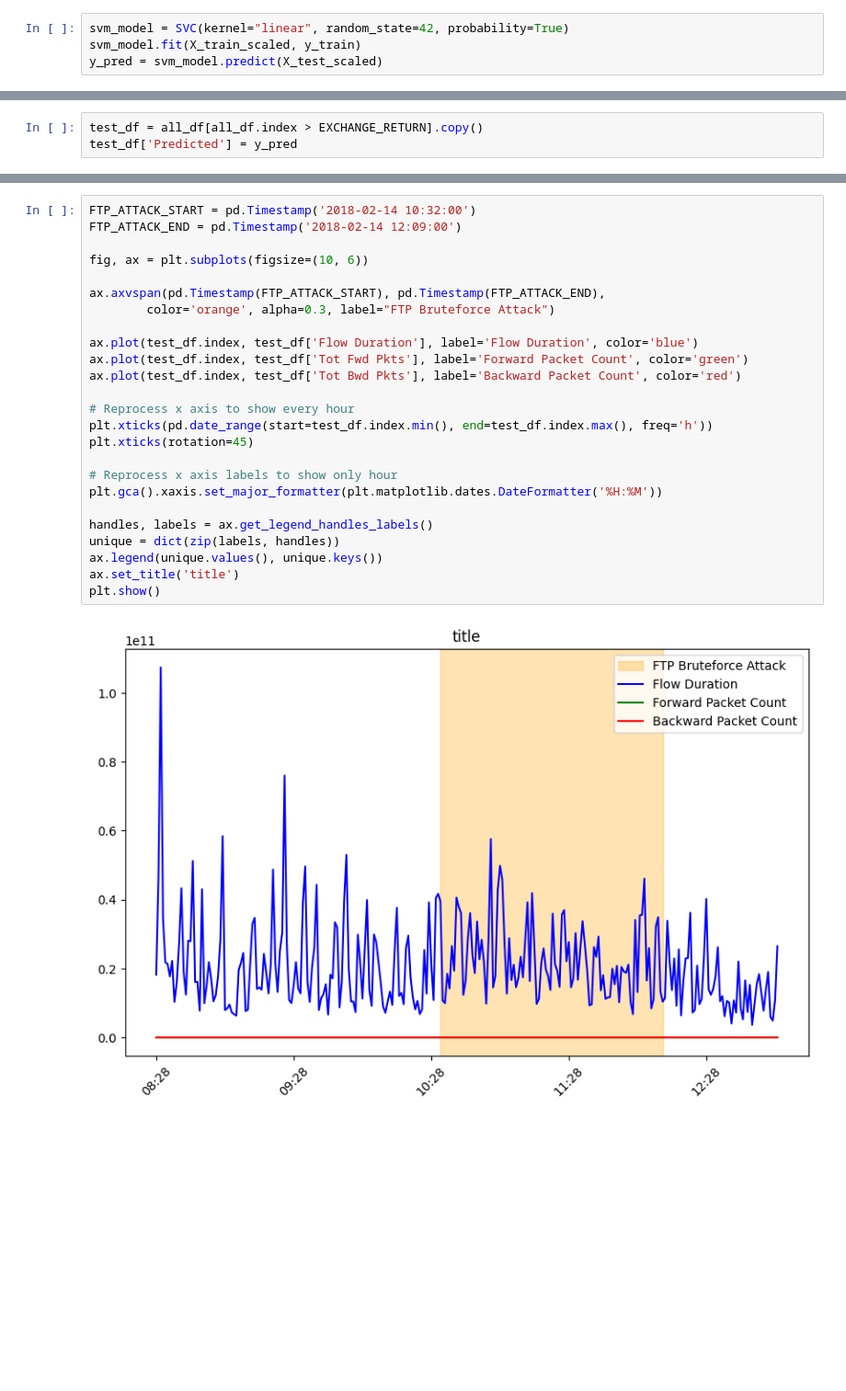
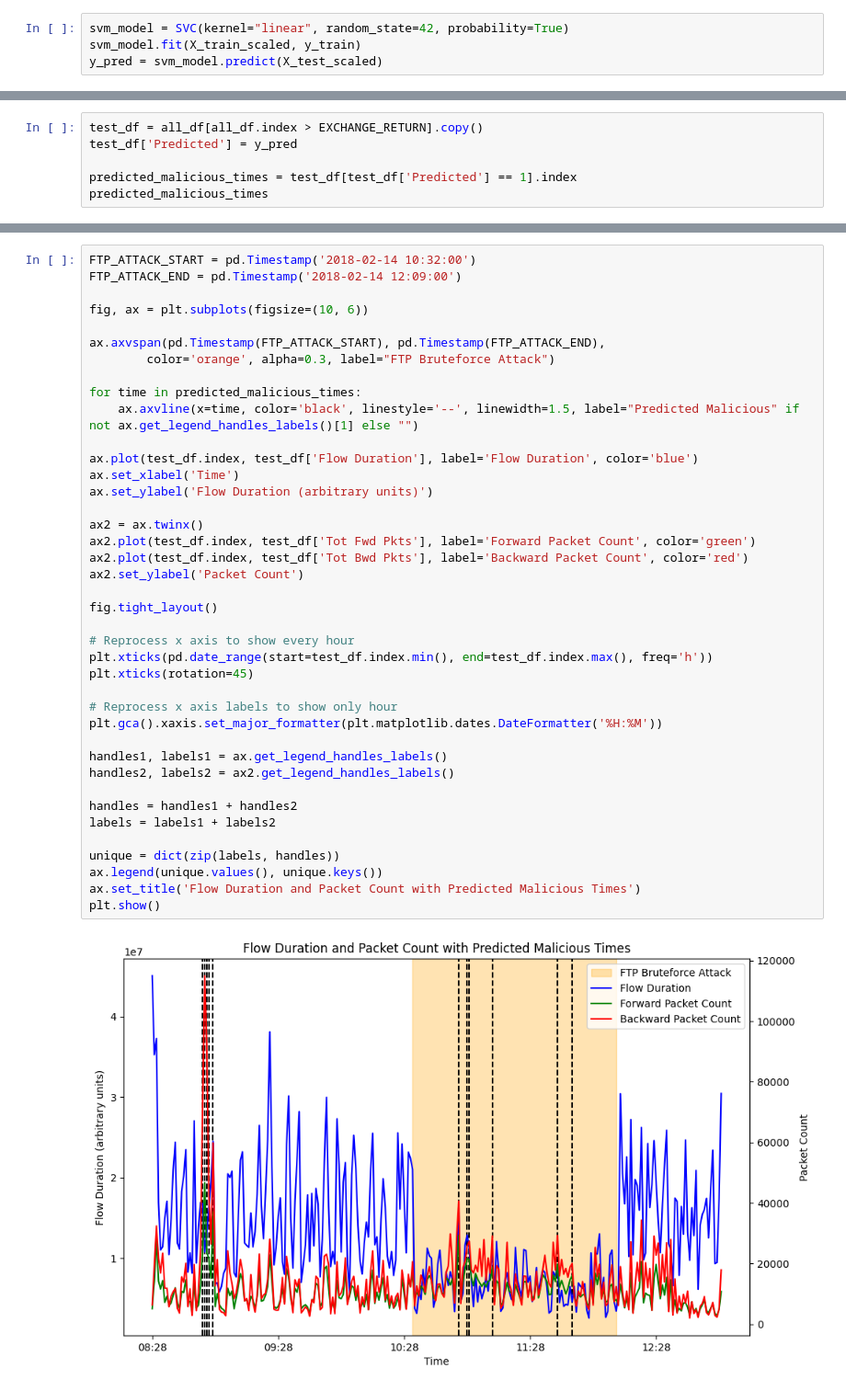
Before and after one commit to gabrielonishi/data-science-for-cyberattack-detection, a Jupyter notebook: notebooks/3-models.ipynb, the cells around one changed output, grey strips where cells are left out. Shown at 92% size. Drawn from its saved outputs; the diff is of its cells as text; blank space fills up the shorter version.

```diff
--- a/notebooks/3-models.ipynb
+++ b/notebooks/3-models.ipynb
@@ -123,3 +123,6 @@ X_test
 # %%
 test_df = all_df[all_df.index > EXCHANGE_RETURN].copy()
 test_df['Predicted'] = y_pred
+
+predicted_malicious_times = test_df[test_df['Predicted'] == 1].index
+predicted_malicious_times
@@ -126,27 +137,42 @@ test_df['Predicted'] = y_pred
 # %%
 FTP_ATTACK_START = pd.Timestamp('2018-02-14 10:32:00')
 FTP_ATTACK_END = pd.Timestamp('2018-02-14 12:09:00')
 
 fig, ax = plt.subplots(figsize=(10, 6))
 
 ax.axvspan(pd.Timestamp(FTP_ATTACK_START), pd.Timestamp(FTP_ATTACK_END),
         color='orange', alpha=0.3, label="FTP Bruteforce Attack")
 
+for time in predicted_malicious_times:
+    ax.axvline(x=time, color='black', linestyle='--', linewidth=1.5, label="Predicted Malicious" if not ax.get_legend_handles_labels()[1] else "")
+
 ax.plot(test_df.index, test_df['Flow Duration'], label='Flow Duration', color='blue')
-ax.plot(test_df.index, test_df['Tot Fwd Pkts'], label='Forward Packet Count', color='green')
-ax.plot(test_df.index, test_df['Tot Bwd Pkts'], label='Backward Packet Count', color='red')
+ax.set_xlabel('Time')
+ax.set_ylabel('Flow Duration (arbitrary units)')
+
+ax2 = ax.twinx()
+ax2.plot(test_df.index, test_df['Tot Fwd Pkts'], label='Forward Packet Count', color='green')
+ax2.plot(test_df.index, test_df['Tot Bwd Pkts'], label='Backward Packet Count', color='red')
+ax2.set_ylabel('Packet Count')
+
+fig.tight_layout()
 
 # Reprocess x axis to show every hour
 plt.xticks(pd.date_range(start=test_df.index.min(), end=test_df.index.max(), freq='h'))
 plt.xticks(rotation=45)
 
 # Reprocess x axis labels to show only hour
 plt.gca().xaxis.set_major_formatter(plt.matplotlib.dates.DateFormatter('%H:%M'))
 
-handles, labels = ax.get_legend_handles_labels()
+handles1, labels1 = ax.get_legend_handles_labels()
+handles2, labels2 = ax2.get_legend_handles_labels()
+
+handles = handles1 + handles2
+labels = labels1 + labels2
+
 unique = dict(zip(labels, handles))
 ax.legend(unique.values(), unique.keys())
-ax.set_title('title')
+ax.set_title('Flow Duration and Packet Count with Predicted Malicious Times')
 plt.show()
 # %% [output]
-[figure, old version]
+[figure, new version]
```
Also changed, not shown: parts of 4 cells of this notebook, 1 other file.
